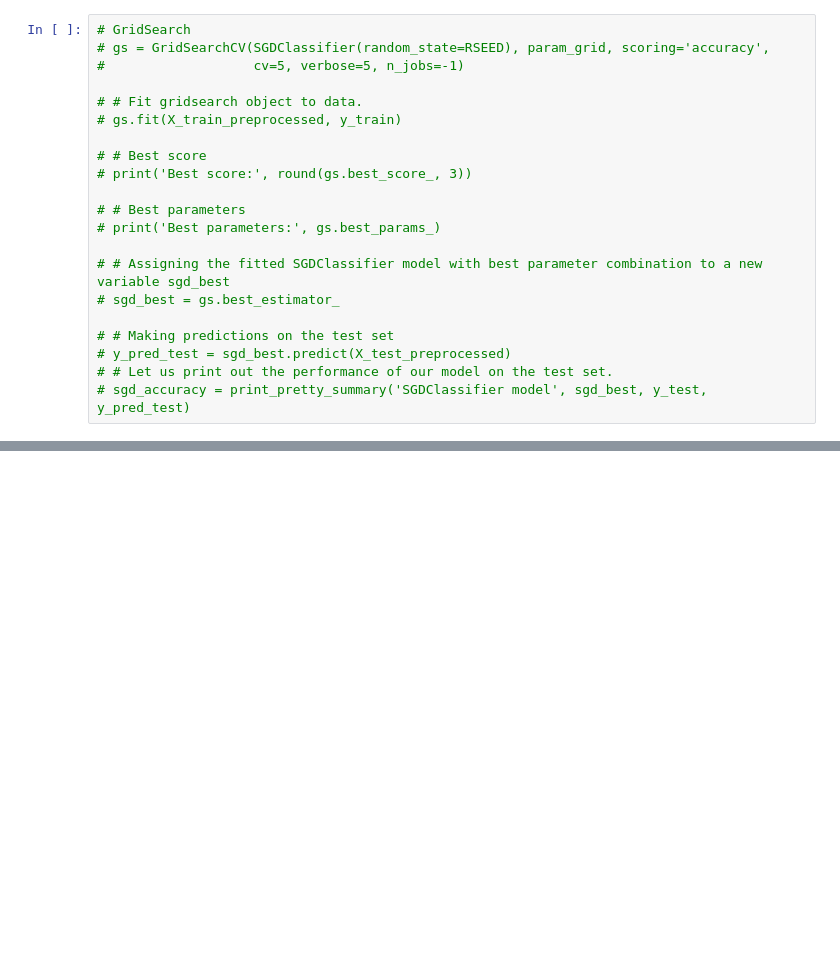
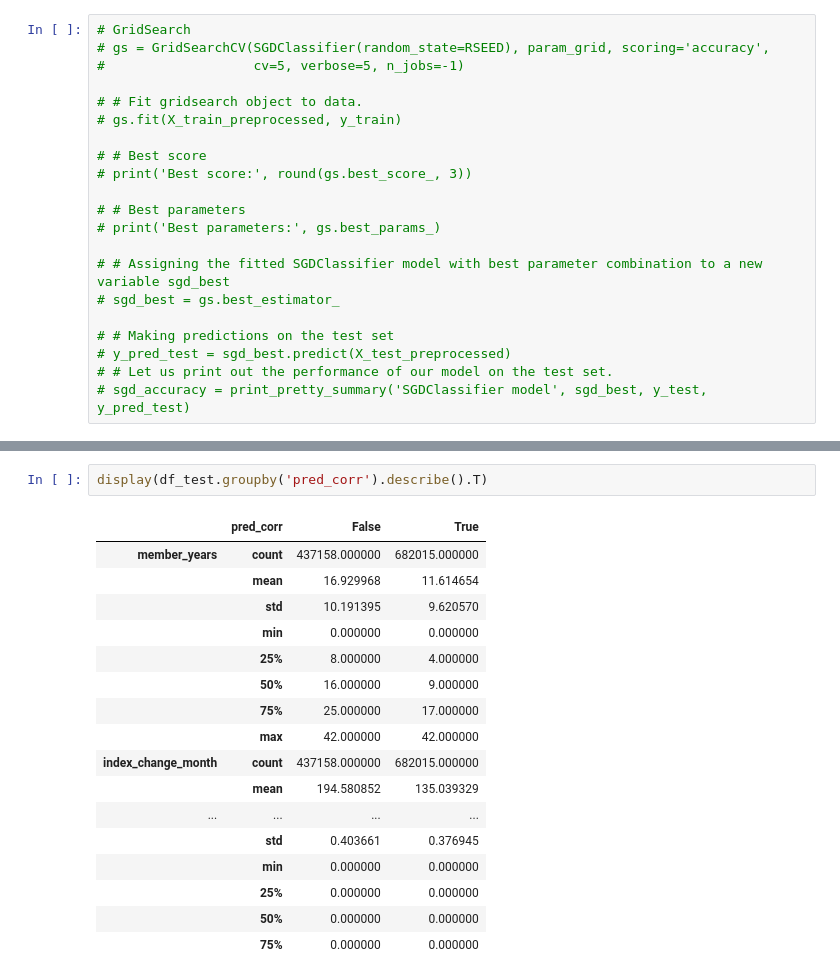
Before and after one commit to Cazta/fraud_detection_electricity_company, a Jupyter notebook: fraud_ml_easy_ensemble.ipynb, the cells around one changed output, grey strips where cells are left out. Drawn from its saved outputs; the diff is of its cells as text; blank space fills up the shorter version.

```diff
--- a/fraud_ml_easy_ensemble.ipynb
+++ b/fraud_ml_easy_ensemble.ipynb
@@ -420,0 +560,20 @@ There is no need to train a new model since the hyperparameters are the same, we
+# %%
+display(df_test.groupby('pred_corr').describe().T)
+# %% [output]
+|  | pred_corr | False | True |
+| member_years | count | 437158.000000 | 682015.000000 |
+|  | mean | 16.929968 | 11.614654 |
+|  | std | 10.191395 | 9.620570 |
+|  | min | 0.000000 | 0.000000 |
+|  | 25% | 8.000000 | 4.000000 |
+|  | 50% | 16.000000 | 9.000000 |
+|  | 75% | 25.000000 | 17.000000 |
+|  | max | 42.000000 | 42.000000 |
+| index_change_month | count | 437158.000000 | 682015.000000 |
+|  | mean | 194.580852 | 135.039329 |
+| ... | ... | ... | ... |
+|  | std | 0.403661 | 0.376945 |
+|  | min | 0.000000 | 0.000000 |
+|  | 25% | 0.000000 | 0.000000 |
+|  | 50% | 0.000000 | 0.000000 |
+|  | 75% | 0.000000 | 0.000000 |
```
Also changed, not shown: parts of 24 cells of this notebook, 1 other file.
